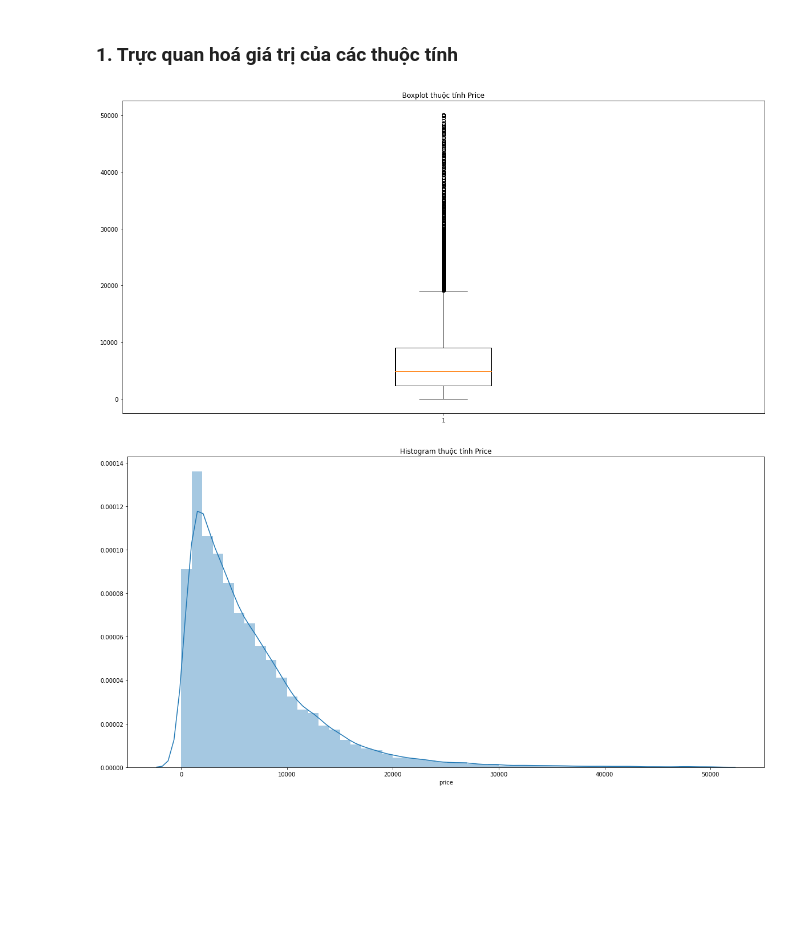
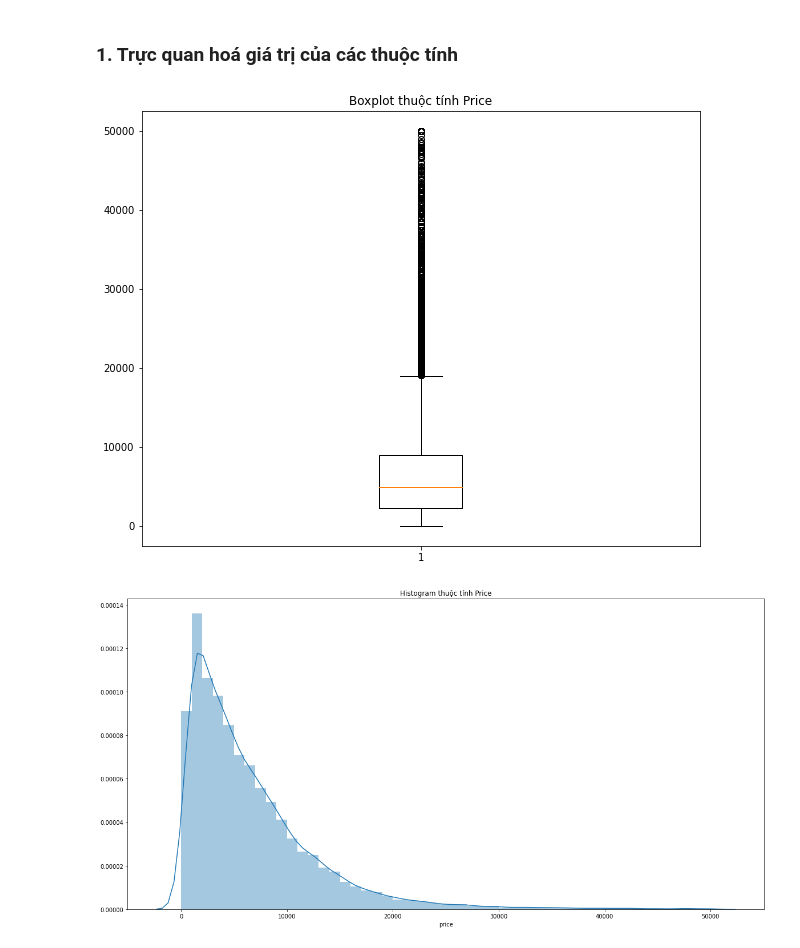
Before and after one commit to NHTN/Mathematical-Statistics-with-Applications, a Jupyter notebook: Project 1/Source/1_Report_P1.ipynb, the cells around one changed output. Cells and saved outputs as stored; diff of their text form; code cells hidden in the pictures; blank space fills up the shorter version.

```diff
--- a/Project 1/Source/1_Report_P1.ipynb
+++ b/Project 1/Source/1_Report_P1.ipynb
@@ -400,12 +378,12 @@ print(len(data.index))
 # %% [markdown]
 ### 1. Trực quan hoá giá trị của các thuộc tính
 # %%
-plt.figure(figsize=(20,10))
+plt.figure(figsize=(10,8))
 plt.boxplot(dataY['price'])
 plt.title('Boxplot thuộc tính Price')
 plt.show()
 # %% [output]
-[figure, old version]
+[figure, new version]
 # %%
 plt.figure(figsize=(20,10))
 sns.distplot(dataY['price'])
```
Also changed, not shown: parts of 39 cells of this notebook.
